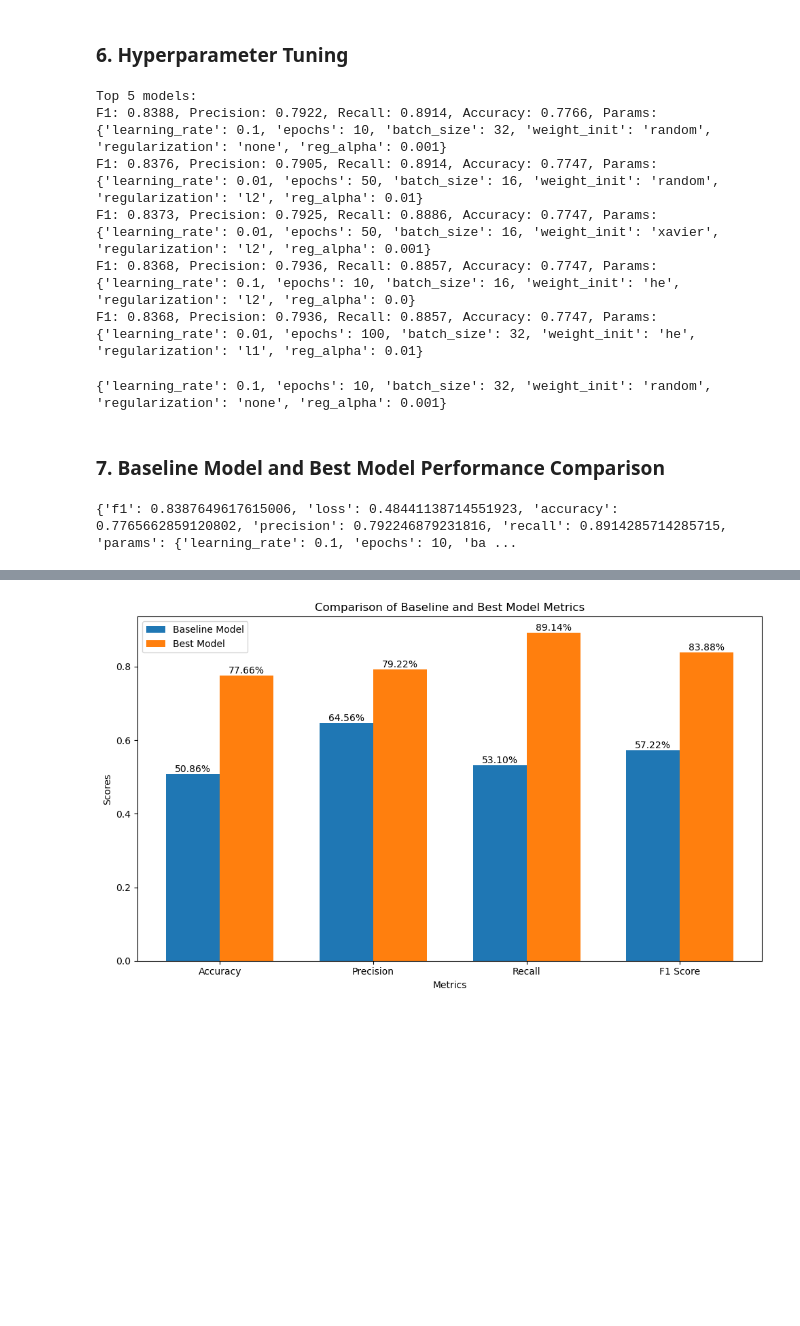
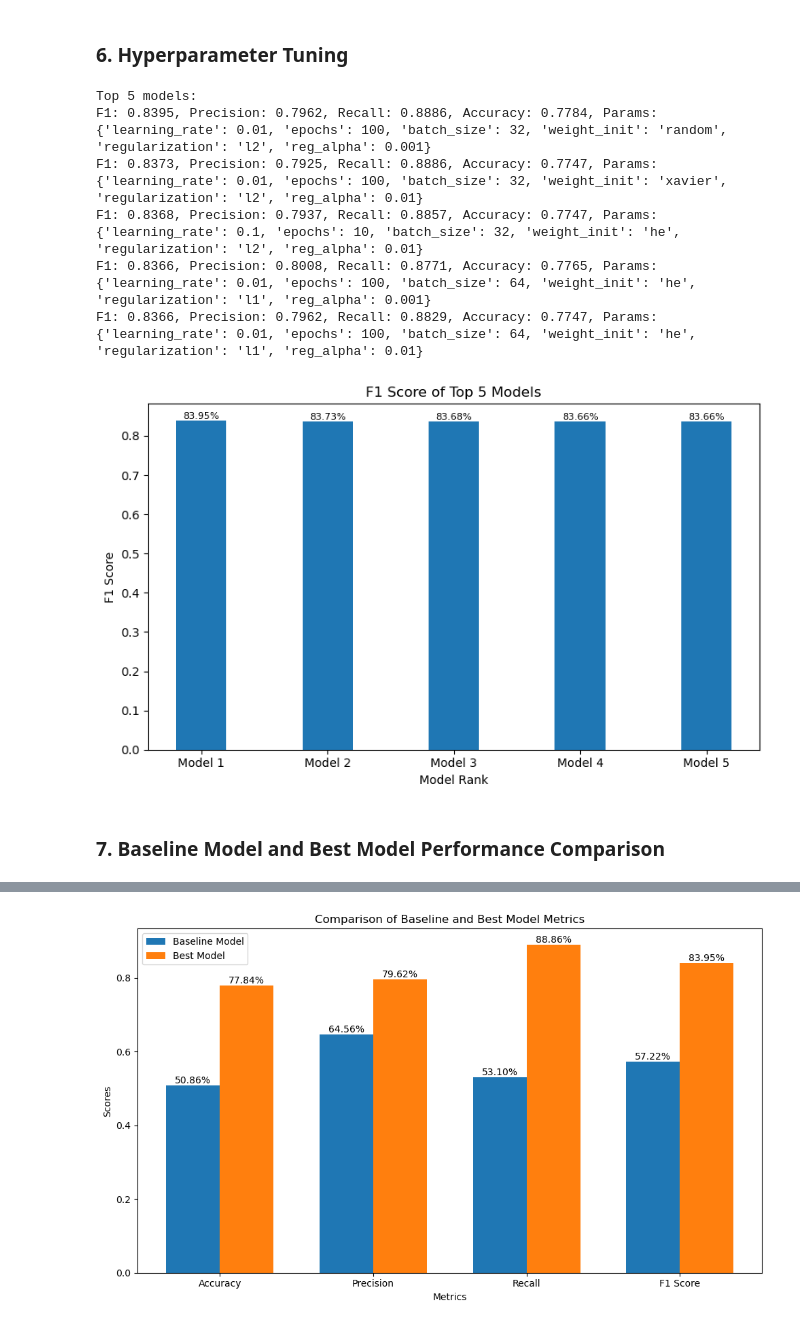
Before and after one commit to CircleSoda/Github, a Jupyter notebook: a1894780_A1.ipynb, the cells around one changed output, grey strips where cells are left out. Saved outputs shown, nothing was run; the diff lists cells and outputs as text; code cells hidden in the pictures; blank space fills up the shorter version.

```diff
--- a/a1894780_A1.ipynb
+++ b/a1894780_A1.ipynb
@@ -352,8 +352,8 @@ def perform_grid_search(X_train_tensor, y_train_tensor):
         'batch_size': [16, 32, 64],
         'weight_init': ['xavier', 'he', 'random'],
         'regularization': ['none', 'l1', 'l2'],
-        'l1_reg': [0.0, 0.1, 0.01, 0.001],  # L1 regularization alpha values
-        'l2_reg': [0.0, 0.1, 0.01, 0.001]   # L2 regularization alpha values
+        'l1_reg': [0.1, 0.01, 0.001],  # L1 regularization alpha values
+        'l2_reg': [0.1, 0.01, 0.001]   # L2 regularization alpha values
     }
 
     best_f1 = 0
@@ -477,22 +477,59 @@ def perform_grid_search(X_train_tensor, y_train_tensor):
 
 
 
-best_hyperparams = perform_grid_search(X_train_tensor, y_train_tensor)
+hyperparams, results = perform_grid_search(X_train_tensor, y_train_tensor)
 # %% [output]
 Top 5 models:
-F1: 0.8388, Precision: 0.7922, Recall: 0.8914, Accuracy: 0.7766, Params: {'learning_rate': 0.1, 'epochs': 10, 'batch_size': 32, 'weight_init': 'random', 'regularization': 'none', 'reg_alpha': 0.001}
-F1: 0.8376, Precision: 0.7905, Recall: 0.8914, Accuracy: 0.7747, Params: {'learning_rate': 0.01, 'epochs': 50, 'batch_size': 16, 'weight_init': 'random', 'regularization': 'l2', 'reg_alpha': 0.01}
-F1: 0.8373, Precision: 0.7925, Recall: 0.8886, Accuracy: 0.7747, Params: {'learning_rate': 0.01, 'epochs': 50, 'batch_size': 16, 'weight_init': 'xavier', 'regularization': 'l2', 'reg_alpha': 0.001}
-F1: 0.8368, Precision: 0.7936, Recall: 0.8857, Accuracy: 0.7747, Params: {'learning_rate': 0.1, 'epochs': 10, 'batch_size': 16, 'weight_init': 'he', 'regularization': 'l2', 'reg_alpha': 0.0}
-F1: 0.8368, Precision: 0.7936, Recall: 0.8857, Accuracy: 0.7747, Params: {'learning_rate': 0.01, 'epochs': 100, 'batch_size': 32, 'weight_init': 'he', 'regularization': 'l1', 'reg_alpha': 0.01}
+F1: 0.8395, Precision: 0.7962, Recall: 0.8886, Accuracy: 0.7784, Params: {'learning_rate': 0.01, 'epochs': 100, 'batch_size': 32, 'weight_init': 'random', 'regularization': 'l2', 'reg_alpha': 0.001}
+F1: 0.8373, Precision: 0.7925, Recall: 0.8886, Accuracy: 0.7747, Params: {'learning_rate': 0.01, 'epochs': 100, 'batch_size': 32, 'weight_init': 'xavier', 'regularization': 'l2', 'reg_alpha': 0.01}
+F1: 0.8368, Precision: 0.7937, Recall: 0.8857, Accuracy: 0.7747, Params: {'learning_rate': 0.1, 'epochs': 10, 'batch_size': 32, 'weight_init': 'he', 'regularization': 'l2', 'reg_alpha': 0.01}
+F1: 0.8366, Precision: 0.8008, Recall: 0.8771, Accuracy: 0.7765, Params: {'learning_rate': 0.01, 'epochs': 100, 'batch_size': 64, 'weight_init': 'he', 'regularization': 'l1', 'reg_alpha': 0.001}
+F1: 0.8366, Precision: 0.7962, Recall: 0.8829, Accuracy: 0.7747, Params: {'learning_rate': 0.01, 'epochs': 100, 'batch_size': 64, 'weight_init': 'he', 'regularization': 'l1', 'reg_alpha': 0.01}
-# %%
-print(best_hyperparams[0])
-# %% [output]
-{'learning_rate': 0.1, 'epochs': 10, 'batch_size': 32, 'weight_init': 'random', 'regularization': 'none', 'reg_alpha': 0.001}
+# %%
+import matplotlib.pyplot as plt
+import numpy as np
+
+def plot_best_model_f1(results):
+    # Extract F1 scores from the top 5 models
+    f1_scores = [result['f1'] for result in results]
+
+    # Set bar width and the X-axis positions for the models
+    num_models = len(results)
+    index = np.arange(num_models)
+    bar_width = 0.4  # Define the bar width
+
+    # Create a figure and axes for the plot
+    fig, ax = plt.subplots(figsize=(8, 5))
+
+    # Plot the F1 scores as bars and annotate values
+    bars = ax.bar(index, f1_scores, width=bar_width, label='F1 Score')
+
+    # Add percentage annotations on top of each bar
+    for bar in bars:
+        yval = bar.get_height()
+        ax.text(
+            bar.get_x() + bar.get_width() / 2,
+            yval,
+            f'{yval:.2%}',  # Format as percentage
+            ha='center',
+            va='bottom',
+            fontsize=8  # Adjust font size
+        )
+
+    # Add labels, title, and legend
+    ax.set_xlabel('Model Rank')
+    ax.set_ylabel('F1 Score')
+    ax.set_title('F1 Score of Top 5 Models')
+    ax.set_xticks(index)
+    ax.set_xticklabels([f'Model {i+1}' for i in range(num_models)])
+
+    # Show plot
+    plt.tight_layout()
+    plt.show()
+
+# Example usage
+plot_best_model_f1(results)
+# %% [output]
+[figure, added]
 # %% [markdown]
 ### 7. Baseline Model and Best Model Performance Comparison
-# %%
-best_model_metrics = best_hyperparams[1][0]
-print(best_model_metrics)
-# %% [output]
-{'f1': 0.8387649617615006, 'loss': 0.48441138714551923, 'accuracy': 0.7765662859120802, 'precision': 0.792246879231816, 'recall': 0.8914285714285715, 'params': {'learning_rate': 0.1, 'epochs': 10, 'ba ...
```
Also changed, not shown: parts of 4 cells of this notebook, 1 other file.
